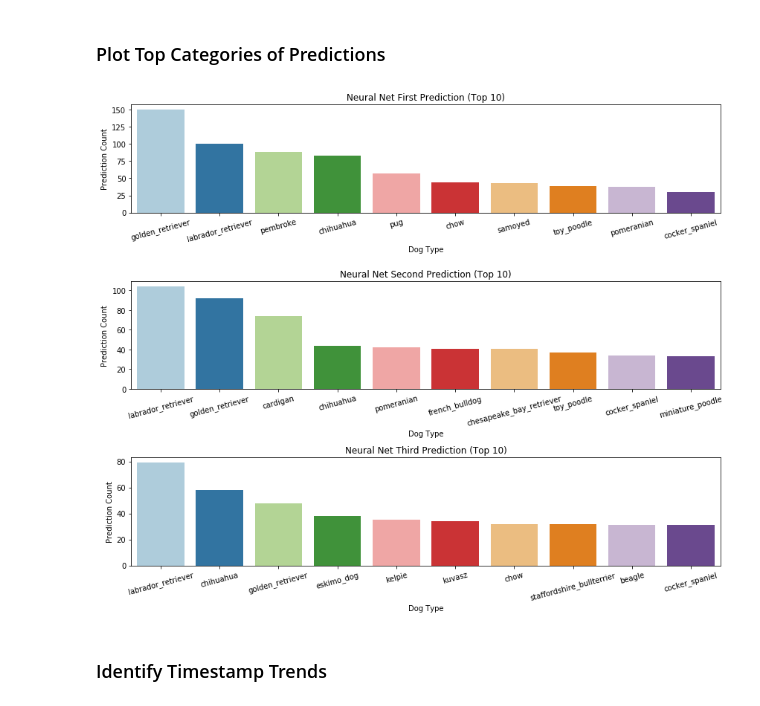
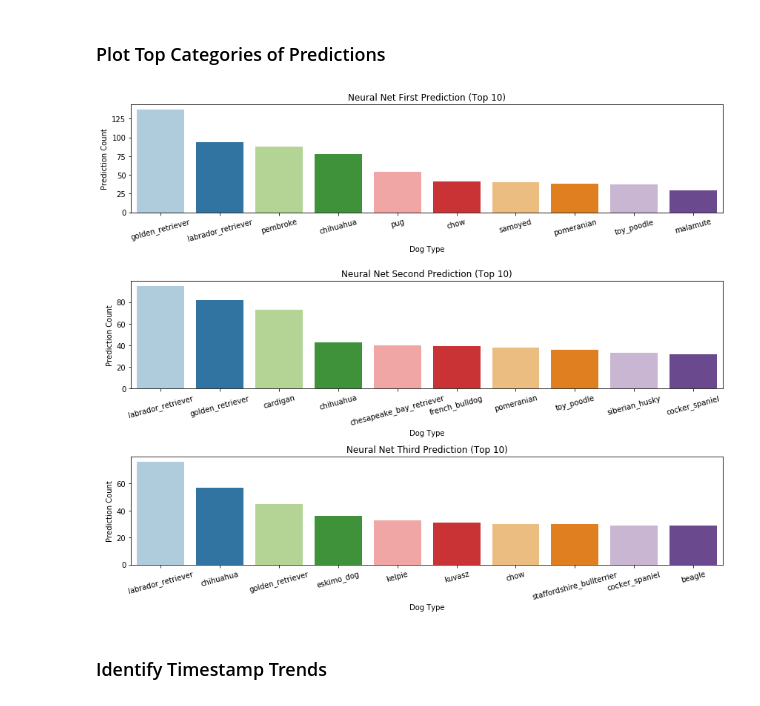
Before and after one commit to jessicarose00/Udacity_Nanodegree, a Jupyter notebook: wrangle_twitter_data/wrangle_act.ipynb, the cells around one changed output. Saved outputs shown, nothing was run; the diff lists cells and outputs as text; code cells hidden in the pictures.

```diff
--- a/wrangle_twitter_data/wrangle_act.ipynb
+++ b/wrangle_twitter_data/wrangle_act.ipynb
@@ -185,0 +373,5 @@ full.shape
+# %%
+# Drop rows that are replies
+full = full[full['in_reply_to_status_id'].isnull()]
+
+full.shape
@@ -225,4 +409,0 @@ image_preds['tweet_id'].nunique(), full['tweet_id'].nunique()
-# %%
-# Filter the full dataset to include same IDs as image_preds
-full = full[full['tweet_id'].isin(image_preds['tweet_id'])]
-full.shape
@@ -397,6 +591,6 @@ update_ranking(1660, 10, 10)
 # %%
-image_preds['p1'] = [row.lower() for row in image_preds['p1']]
-image_preds['p2'] = [row.lower() for row in image_preds['p2']]
-image_preds['p3'] = [row.lower() for row in image_preds['p3']]
+full['p1'] = [row.lower() for row in full['p1']]
+full['p2'] = [row.lower() for row in full['p2']]
+full['p3'] = [row.lower() for row in full['p3']]
 # %%
 # Confirm change
@@ -413,5 +607,5 @@ image_preds[['p1', 'p2', 'p3']].head()
 # %%
 # Change the column names to make them more interpretable
-image_preds.rename(columns= {'p1': 'pred_1',
-                             'p2': 'pred_2',
-                             'p3': 'pred_3',}, inplace=True)
+full.rename(columns= {'p1': 'pred_1',
+                      'p2': 'pred_2',
+                      'p3': 'pred_3',}, inplace=True)
@@ -426,42 +637,42 @@ plt.figure(figsize=(12,10))
 # First predictions
 plt.subplot(3,1,1)
 top_10 = sns.countplot(x='pred_1',
-                       data=image_preds,
+                       data=full,
                        palette="Paired",
-                       order=image_preds['pred_1'].value_counts().iloc[:10].index)
+                       order=full['pred_1'].value_counts().iloc[:10].index)
 
 top_10.set_xlabel('Dog Type')
 top_10.set_ylabel('Prediction Count')
 top_10.set_title('Neural Net First Prediction (Top 10)')
 top_10.set_xticklabels(labels=top_10.get_xticklabels(), rotation=15)
 
 # Second predictions
 plt.subplot(3,1,2)
 top_10 = sns.countplot(x='pred_2',
-                       data=image_preds,
+                       data=full,
                        palette="Paired",
-                       order=image_preds['pred_2'].value_counts().iloc[:10].index)
+                       order=full['pred_2'].value_counts().iloc[:10].index)
 
 top_10.set_xlabel('Dog Type')
 top_10.set_ylabel('Prediction Count')
 top_10.set_title('Neural Net Second Prediction (Top 10)')
 top_10.set_xticklabels(labels=top_10.get_xticklabels(), rotation=15)
 
 
 # Third predictions
 plt.subplot(3,1,3)
 top_10 = sns.countplot(x='pred_3',
-                       data=image_preds,
+                       data=full,
                        palette="Paired",
-                       order=image_preds['pred_3'].value_counts().iloc[:10].index)
+                       order=full['pred_3'].value_counts().iloc[:10].index)
 
 top_10.set_xlabel('Dog Type')
 top_10.set_ylabel('Prediction Count')
 top_10.set_title('Neural Net Third Prediction (Top 10)')
 top_10.set_xticklabels(labels=top_10.get_xticklabels(), rotation=15)
 plt.tight_layout();
 # %% [output]
-[figure, old version]
+[figure, new version]
 # %% [markdown]
 ### Identify Timestamp Trends
 # %%
```
Also changed, not shown: parts of 63 cells of this notebook.
